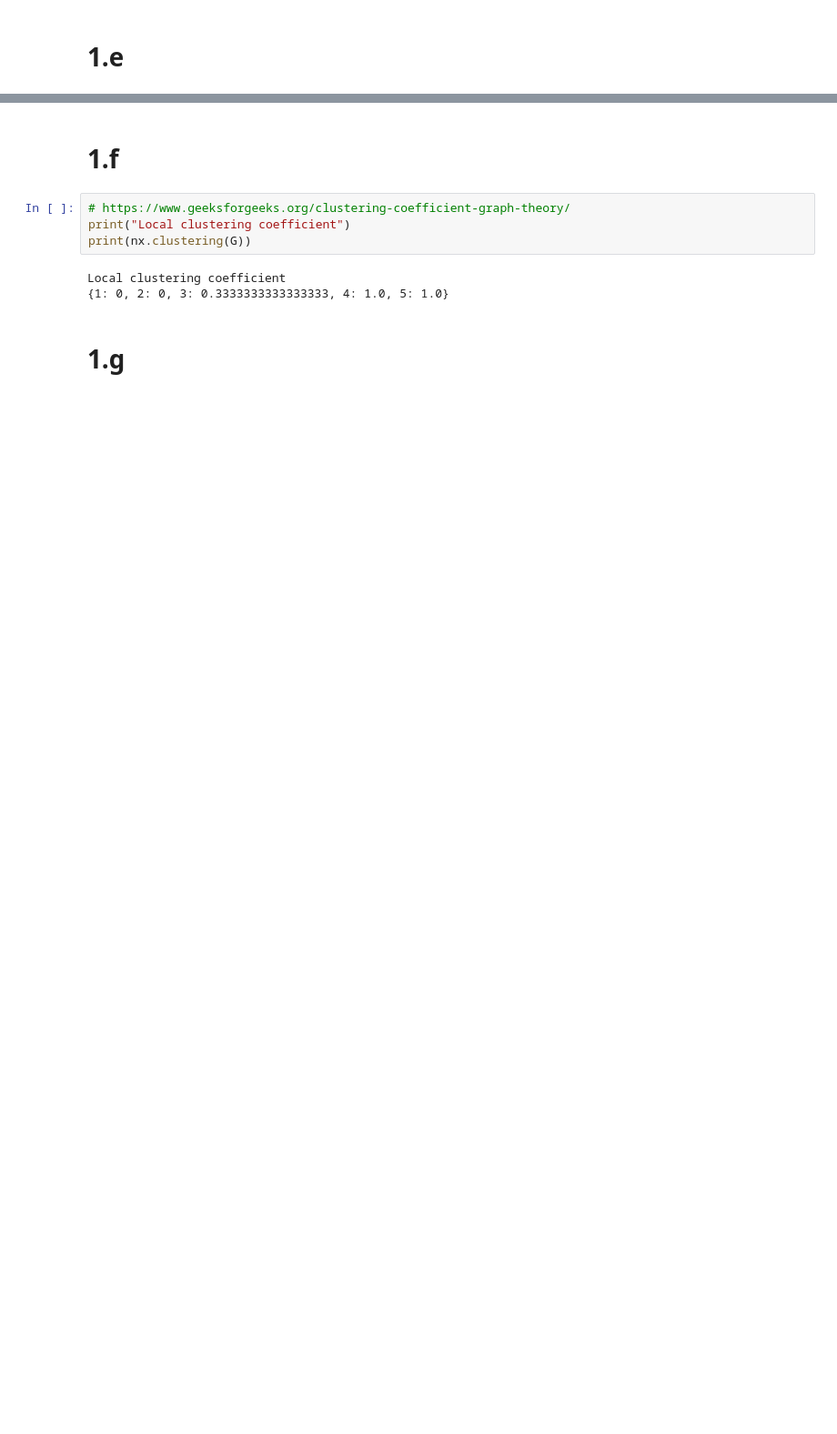
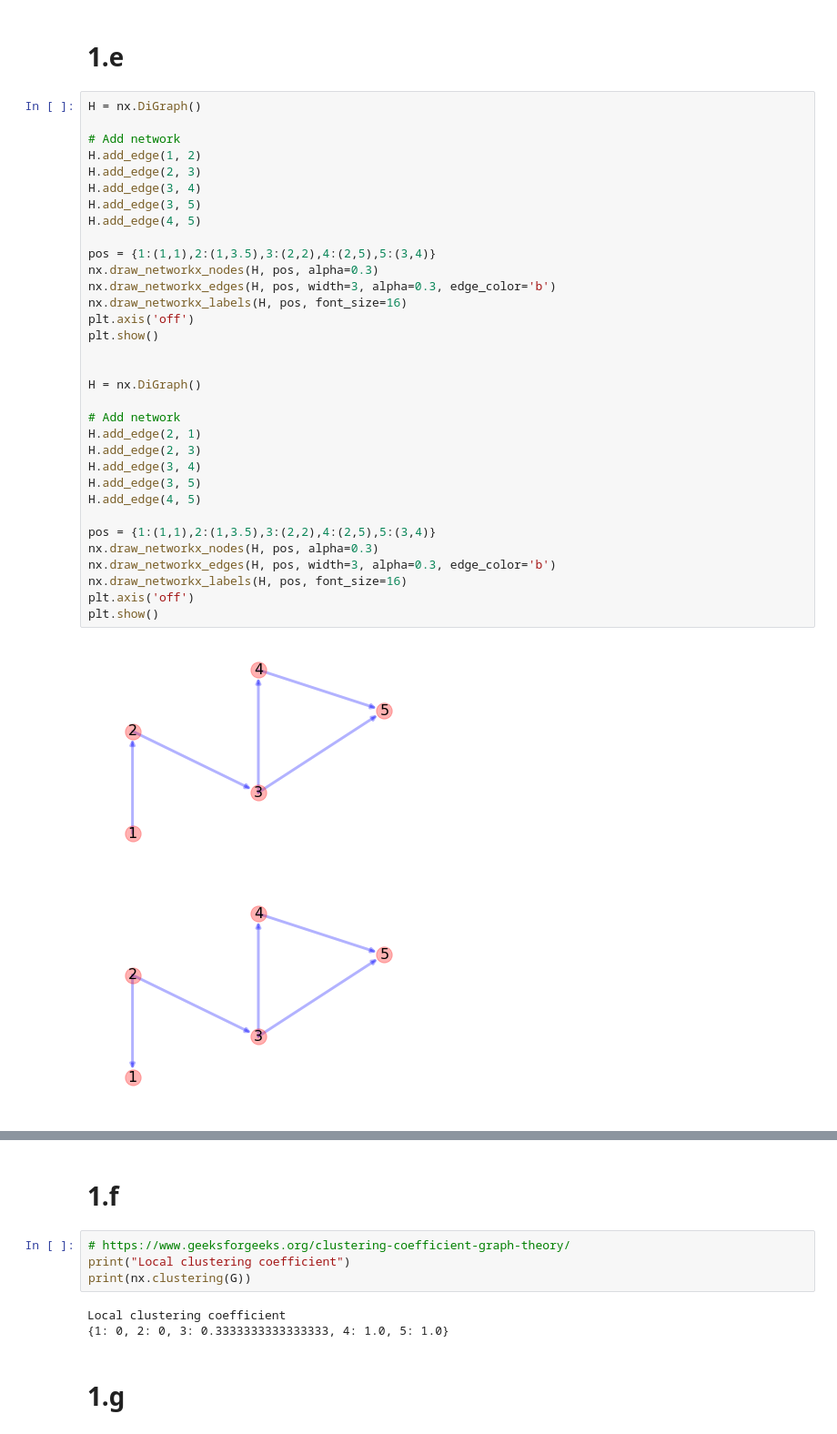
Before and after one commit to Teaksters/EpidemicsNetwork, a Jupyter notebook: Lab7.ipynb, the cells around one changed output, grey strips where cells are left out. Shown: that part at 91% size. Cells and saved outputs as stored; diff of their text form; blank space fills up the shorter version.

```diff
--- a/Lab7.ipynb
+++ b/Lab7.ipynb
@@ -111,2 +122,38 @@ the closeness centrality for nodes
 # %% [markdown]
 # 1.e
+# %%
+H = nx.DiGraph()
+
+# Add network
+H.add_edge(1, 2)
+H.add_edge(2, 3)
+H.add_edge(3, 4)
+H.add_edge(3, 5)
+H.add_edge(4, 5)
+
+pos = {1:(1,1),2:(1,3.5),3:(2,2),4:(2,5),5:(3,4)}
+nx.draw_networkx_nodes(H, pos, alpha=0.3)
+nx.draw_networkx_edges(H, pos, width=3, alpha=0.3, edge_color='b')
+nx.draw_networkx_labels(H, pos, font_size=16)
+plt.axis('off')
+plt.show()
+
+
+H = nx.DiGraph()
+
+# Add network
+H.add_edge(2, 1)
+H.add_edge(2, 3)
+H.add_edge(3, 4)
+H.add_edge(3, 5)
+H.add_edge(4, 5)
+
+pos = {1:(1,1),2:(1,3.5),3:(2,2),4:(2,5),5:(3,4)}
+nx.draw_networkx_nodes(H, pos, alpha=0.3)
+nx.draw_networkx_edges(H, pos, width=3, alpha=0.3, edge_color='b')
+nx.draw_networkx_labels(H, pos, font_size=16)
+plt.axis('off')
+plt.show()
+# %% [output]
+[figure, added]
+[figure, added]
```
Also changed, not shown: parts of 8 cells of this notebook.
